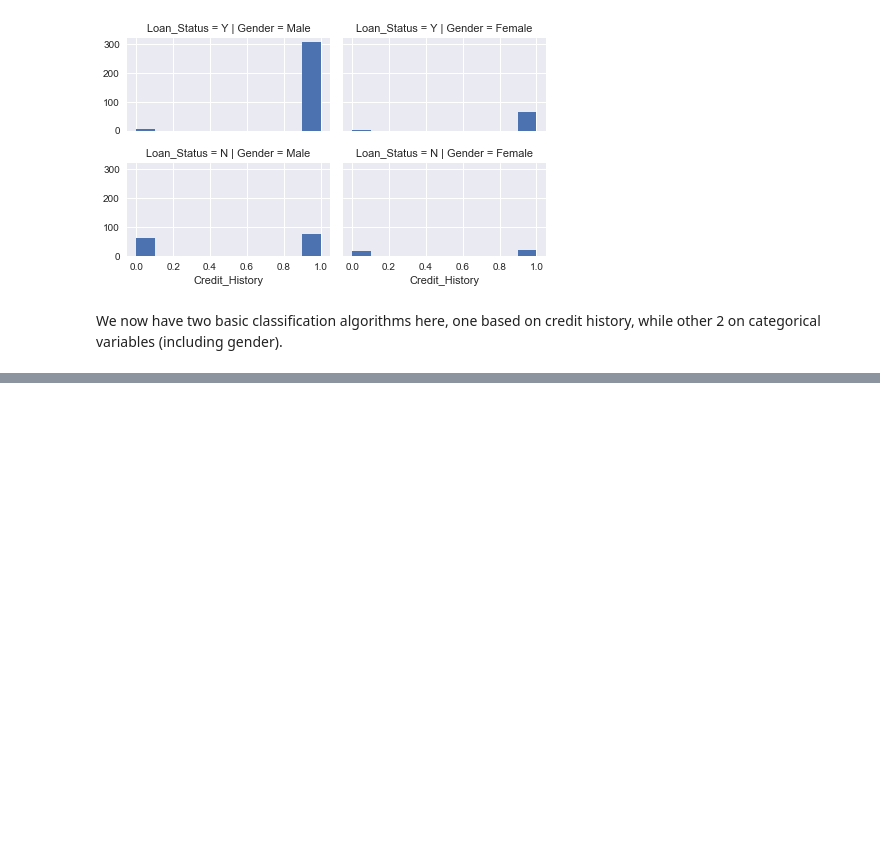
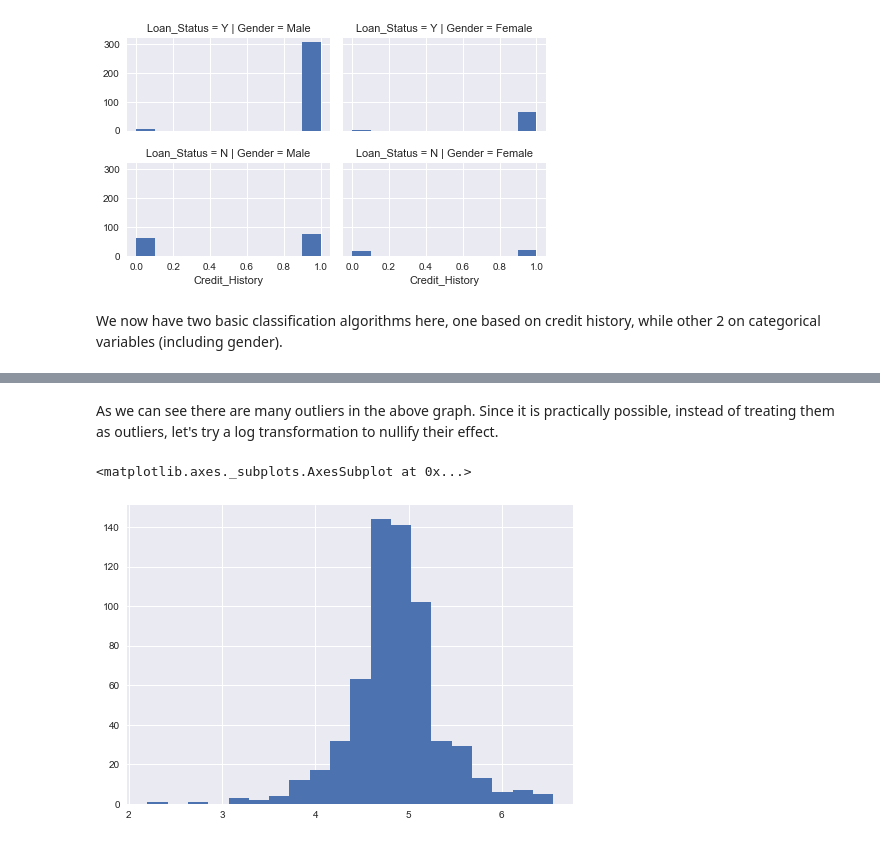
Before and after one commit to Prashant-mahajan/Loan-Prediction, a Jupyter notebook: Loan_Prediction.ipynb, the cells around one changed output, grey strips where cells are left out. Saved outputs shown, nothing was run; the diff lists cells and outputs as text; code cells hidden in the pictures; blank space fills up the shorter version.

```diff
--- a/Loan_Prediction.ipynb
+++ b/Loan_Prediction.ipynb
@@ -114,0 +197,8 @@ We now have two basic classification algorithms here, one based on credit histor
+# %% [markdown]
+As we can see there are many outliers in the above graph. Since it is practically possible, instead of treating them as outliers, let's try a log transformation to nullify their effect.
+# %%
+df['LoanAmount_log'] = np.log(df['LoanAmount'])
+df['LoanAmount_log'].hist(bins=20)
+# %% [output]
+<matplotlib.axes._subplots.AxesSubplot at 0x...>
+[figure, added]
```
Also changed, not shown: parts of 19 cells of this notebook.
